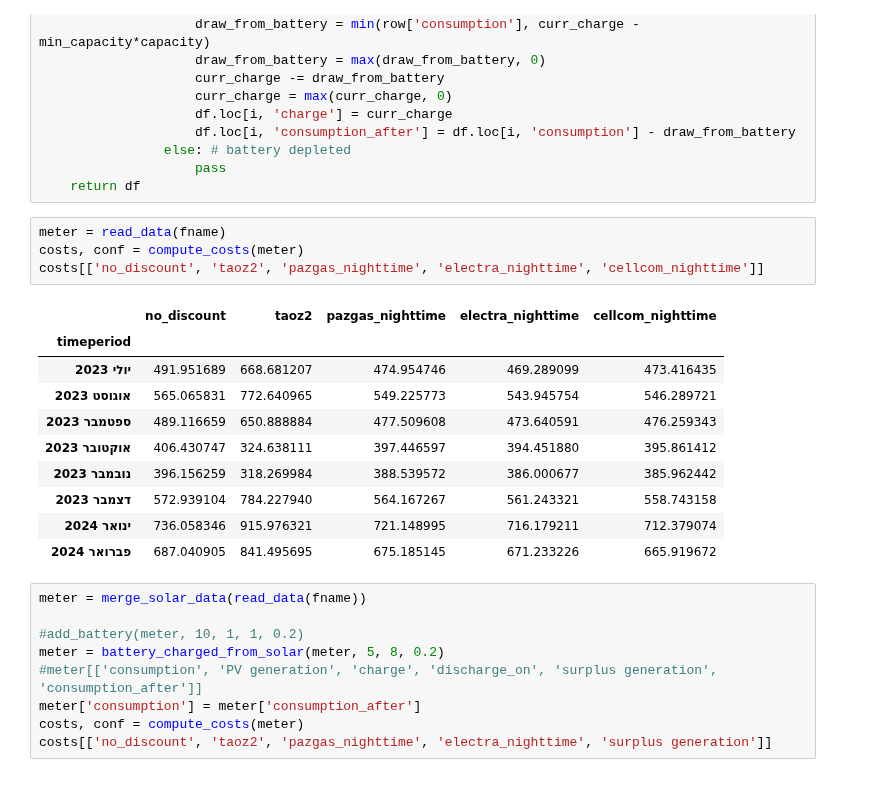
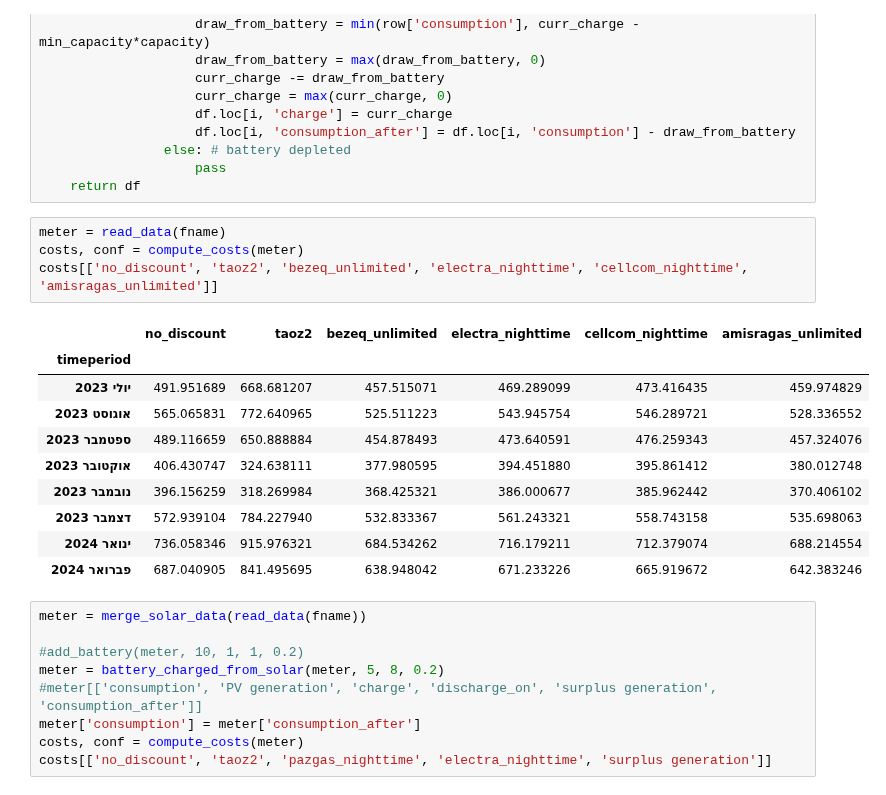
Before and after one commit to dpelleg/notebooks, a Jupyter notebook: electric-meter/electric-meter.ipynb, the cells around one changed output. Cells and saved outputs as stored; diff of their text form.

Commit message:
add bezeq

```diff
--- a/electric-meter/electric-meter.ipynb
+++ b/electric-meter/electric-meter.ipynb
@@ -148,18 +148,18 @@ def battery_charged_from_solar(df, capacity, max_pv_generation, min_capacity=0.2
 # %%
 meter = read_data(fname)
 costs, conf = compute_costs(meter)
-costs[['no_discount', 'taoz2', 'pazgas_nighttime', 'electra_nighttime', 'cellcom_nighttime']]
+costs[['no_discount', 'taoz2', 'bezeq_unlimited', 'electra_nighttime', 'cellcom_nighttime', 'amisragas_unlimited']]
 # %% [output]
-|  | no_discount | taoz2 | pazgas_nighttime | electra_nighttime | cellcom_nighttime |
-| timeperiod |  |  |  |  |  |
-| יולי 2023 | 491.951689 | 668.681207 | 474.954746 | 469.289099 | 473.416435 |
-| אוגוסט 2023 | 565.065831 | 772.640965 | 549.225773 | 543.945754 | 546.289721 |
-| ספטמבר 2023 | 489.116659 | 650.888884 | 477.509608 | 473.640591 | 476.259343 |
-| אוקטובר 2023 | 406.430747 | 324.638111 | 397.446597 | 394.451880 | 395.861412 |
-| נובמבר 2023 | 396.156259 | 318.269984 | 388.539572 | 386.000677 | 385.962442 |
-| דצמבר 2023 | 572.939104 | 784.227940 | 564.167267 | 561.243321 | 558.743158 |
-| ינואר 2024 | 736.058346 | 915.976321 | 721.148995 | 716.179211 | 712.379074 |
-| פברואר 2024 | 687.040905 | 841.495695 | 675.185145 | 671.233226 | 665.919672 |
+|  | no_discount | taoz2 | bezeq_unlimited | electra_nighttime | cellcom_nighttime | amisragas_unlimited |
+| timeperiod |  |  |  |  |  |  |
+| יולי 2023 | 491.951689 | 668.681207 | 457.515071 | 469.289099 | 473.416435 | 459.974829 |
+| אוגוסט 2023 | 565.065831 | 772.640965 | 525.511223 | 543.945754 | 546.289721 | 528.336552 |
+| ספטמבר 2023 | 489.116659 | 650.888884 | 454.878493 | 473.640591 | 476.259343 | 457.324076 |
+| אוקטובר 2023 | 406.430747 | 324.638111 | 377.980595 | 394.451880 | 395.861412 | 380.012748 |
+| נובמבר 2023 | 396.156259 | 318.269984 | 368.425321 | 386.000677 | 385.962442 | 370.406102 |
+| דצמבר 2023 | 572.939104 | 784.227940 | 532.833367 | 561.243321 | 558.743158 | 535.698063 |
+| ינואר 2024 | 736.058346 | 915.976321 | 684.534262 | 716.179211 | 712.379074 | 688.214554 |
+| פברואר 2024 | 687.040905 | 841.495695 | 638.948042 | 671.233226 | 665.919672 | 642.383246 |
 # %%
 meter = merge_solar_data(read_data(fname))
 
```
Also changed, not shown: 1 other file.
